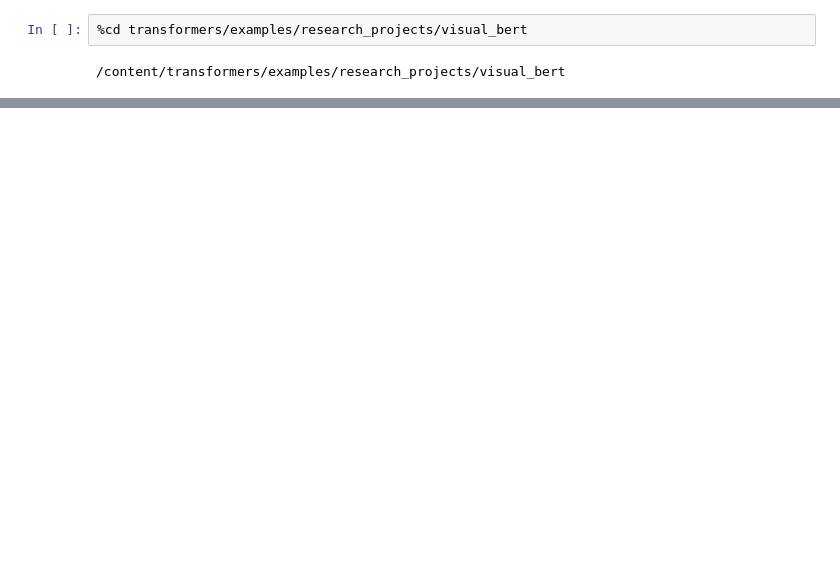
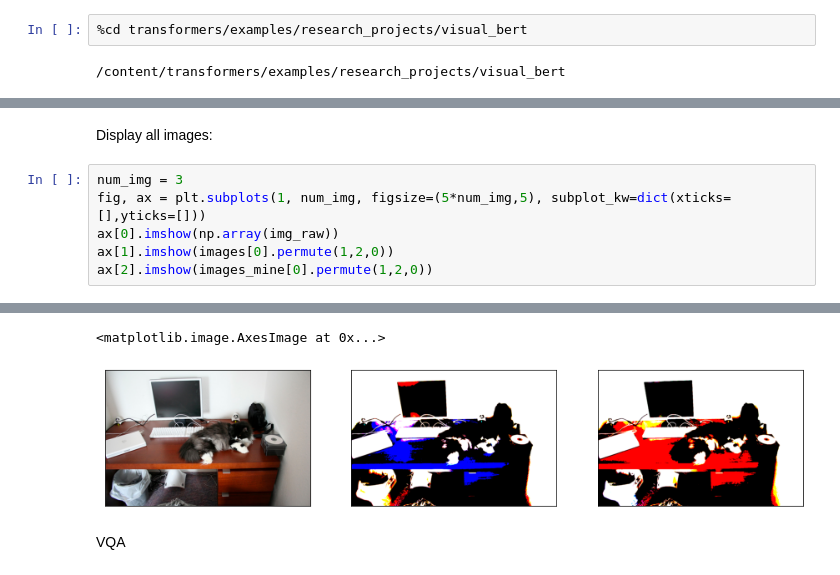
Before and after one commit to mobarakol/tutorial_notebooks, a Jupyter notebook: VisualBERT_VQA_COCO.ipynb, the cells around one changed output, grey strips where cells are left out. Drawn from its saved outputs; the diff is of its cells as text; blank space fills up the shorter version.

```diff
--- a/VisualBERT_VQA_COCO.ipynb
+++ b/VisualBERT_VQA_COCO.ipynb
@@ -150,0 +264,9 @@ showarray(frcnn_visualizer._get_buffer())
+# %% [markdown]
+Display all images:
+# %%
+num_img = 3
+fig, ax = plt.subplots(1, num_img, figsize=(5*num_img,5), subplot_kw=dict(xticks=[],yticks=[]))
+ax[0].imshow(np.array(img_raw))
+ax[1].imshow(images[0].permute(1,2,0))
+ax[2].imshow(images_mine[0].permute(1,2,0))
+# %% [output]
@@ -150,0 +275,4 @@ showarray(frcnn_visualizer._get_buffer())
+<matplotlib.image.AxesImage at 0x...>
+[figure, added]
+# %% [markdown]
+VQA
```
Also changed, not shown: parts of 27 cells of this notebook.
